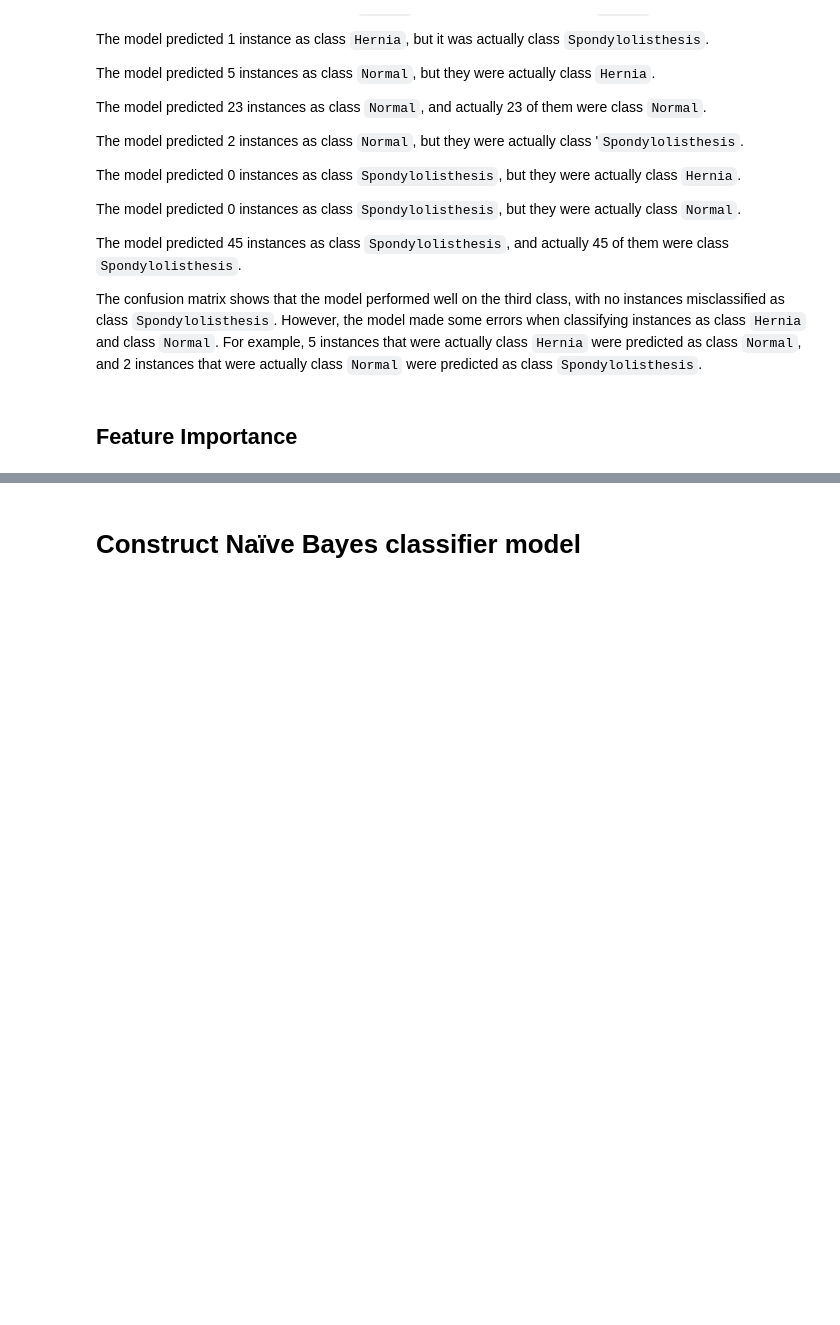
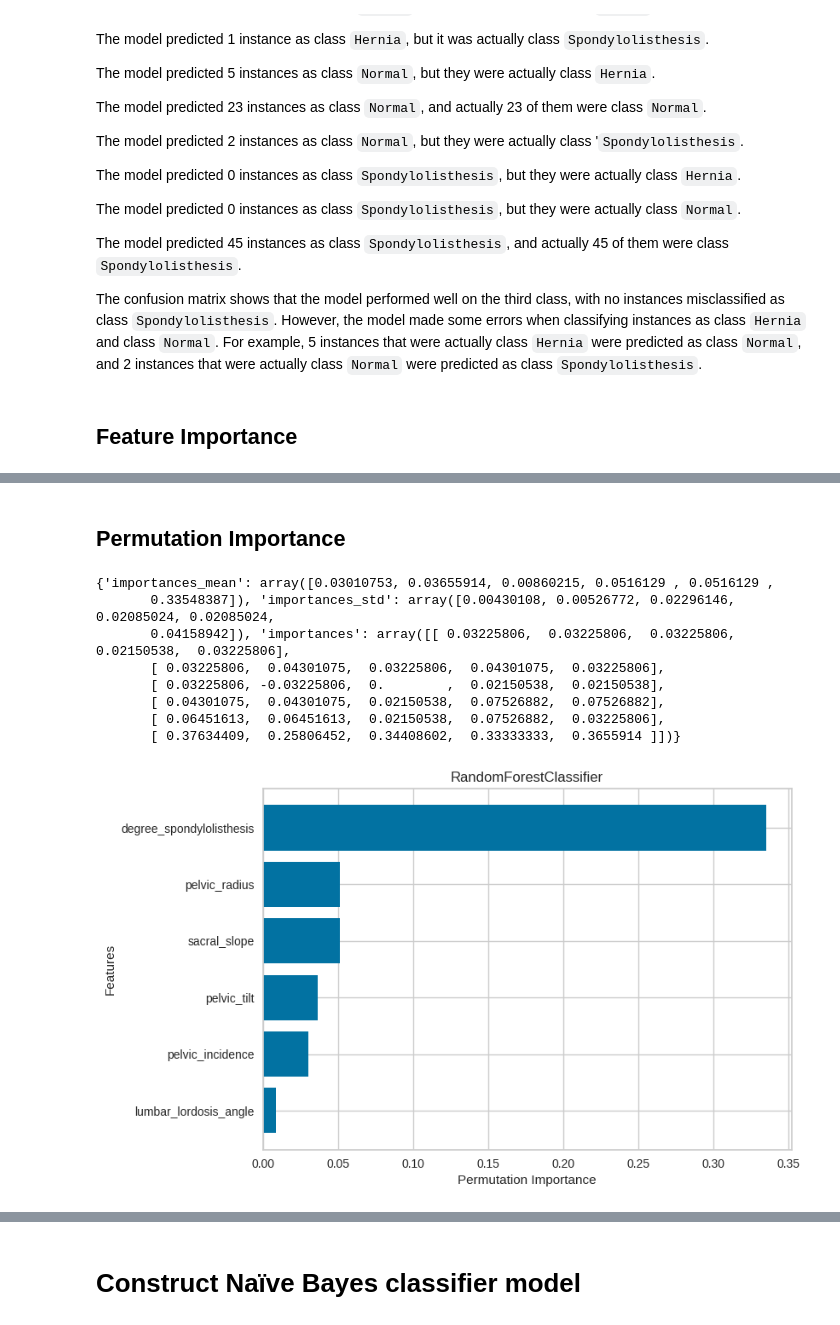
Before and after one commit to cityu-assignment/CS3481-assignment2, a Jupyter notebook: cs3481_asm.ipynb, the cells around one changed output, grey strips where cells are left out. Drawn from its saved outputs; the diff is of its cells as text; code cells hidden in the pictures; blank space fills up the shorter version.

```diff
--- a/cs3481_asm.ipynb
+++ b/cs3481_asm.ipynb
@@ -216,5 +195,16 @@ def plotFeatureImportance(clf):
 
   feat_importances.plot(kind = 'barh')
+# %%
+def plotPermutationImportance(clf):
+  name = clf.__class__.__name__
+  perm_importance = permutation_importance(clf, X_testset, y_testset)
+  sorted_idx = perm_importance.importances_mean.argsort()
+  print(perm_importance)
+
+  plt.ylabel('Features')
+  plt.xlabel("Permutation Importance")
+  plt.title(name)
+  plt.barh(columns[sorted_idx], perm_importance.importances_mean[sorted_idx])
 # %%
 def plotConfusionMatrix(predTree):
   cm = confusion_matrix(y_testset, predTree)
@@ -384,0 +391,14 @@ dtype: float64
+# %% [markdown]
+## Permutation Importance
+# %%
+plotPermutationImportance(clf)
+# %% [output]
+{'importances_mean': array([0.03010753, 0.03655914, 0.00860215, 0.0516129 , 0.0516129 ,
+       0.33548387]), 'importances_std': array([0.00430108, 0.00526772, 0.02296146, 0.02085024, 0.02085024,
+       0.04158942]), 'importances': array([[ 0.03225806,  0.03225806,  0.03225806,  0.02150538,  0.03225806],
+       [ 0.03225806,  0.04301075,  0.03225806,  0.04301075,  0.03225806],
+       [ 0.03225806, -0.03225806,  0.        ,  0.02150538,  0.02150538],
+       [ 0.04301075,  0.04301075,  0.02150538,  0.07526882,  0.07526882],
+       [ 0.06451613,  0.06451613,  0.02150538,  0.07526882,  0.03225806],
+       [ 0.37634409,  0.25806452,  0.34408602,  0.33333333,  0.3655914 ]])}
+[figure, added]
```
Also changed, not shown: parts of 10 cells of this notebook.
